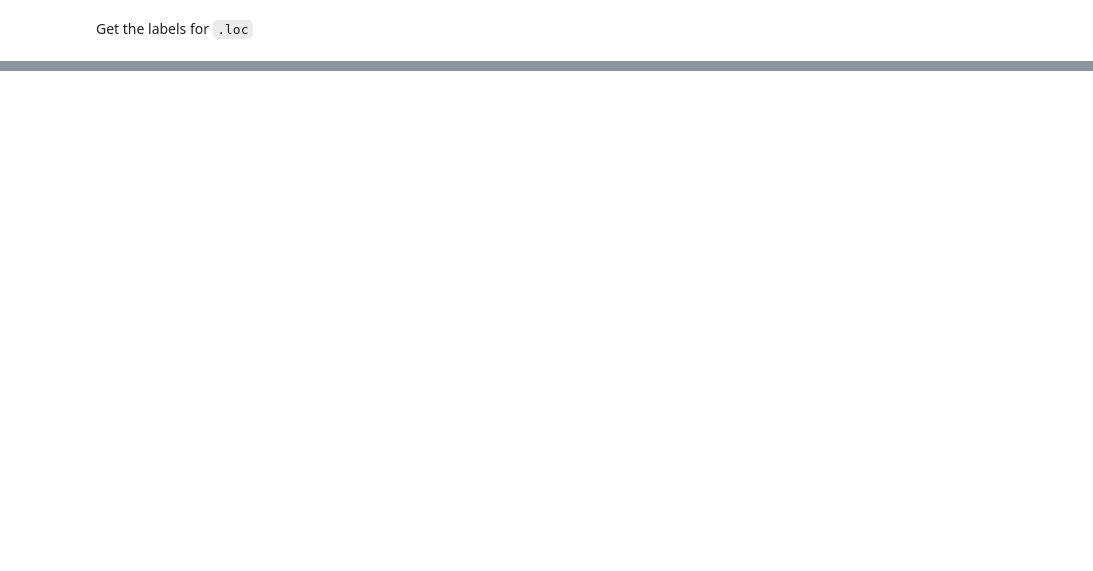
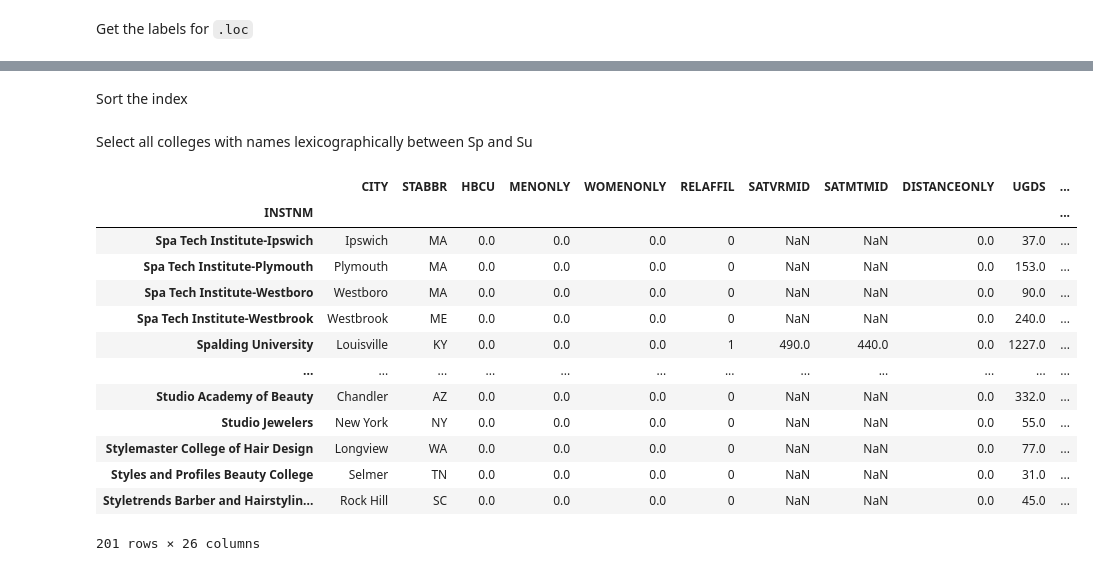
Before and after one commit to dajebbar/python-pract, a Jupyter notebook: work/data_analysis/pandas_cookbook_1.x/ch06/c6-code.ipynb, the cells around one changed output, grey strips where cells are left out. Cells and saved outputs as stored; diff of their text form; code cells hidden in the pictures; blank space fills up the shorter version.

Commit message:
Slicing lexicographically

```diff
--- a/work/data_analysis/pandas_cookbook_1.x/ch06/c6-code.ipynb
+++ b/work/data_analysis/pandas_cookbook_1.x/ch06/c6-code.ipynb
@@ -359,0 +364,23 @@ college.loc[row_start: row_end, 'UGDS_WHITE':'UGDS_UNKN']
+# %% [markdown]
+Sort the index
+# %%
+college = college.sort_index()
+# %% [markdown]
+Select all colleges with names lexicographically between Sp and Su
+# %%
+college.loc['Sp':'Su']
+# %% [output]
+|  | CITY | STABBR | HBCU | MENONLY | WOMENONLY | RELAFFIL | SATVRMID | SATMTMID | DISTANCEONLY | UGDS | ... |
+| INSTNM |  |  |  |  |  |  |  |  |  |  | ... |
+| Spa Tech Institute-Ipswich | Ipswich | MA | 0.0 | 0.0 | 0.0 | 0 | NaN | NaN | 0.0 | 37.0 | ... |
+| Spa Tech Institute-Plymouth | Plymouth | MA | 0.0 | 0.0 | 0.0 | 0 | NaN | NaN | 0.0 | 153.0 | ... |
+| Spa Tech Institute-Westboro | Westboro | MA | 0.0 | 0.0 | 0.0 | 0 | NaN | NaN | 0.0 | 90.0 | ... |
+| Spa Tech Institute-Westbrook | Westbrook | ME | 0.0 | 0.0 | 0.0 | 0 | NaN | NaN | 0.0 | 240.0 | ... |
+| Spalding University | Louisville | KY | 0.0 | 0.0 | 0.0 | 1 | 490.0 | 440.0 | 0.0 | 1227.0 | ... |
+| ... | ... | ... | ... | ... | ... | ... | ... | ... | ... | ... | ... |
+| Studio Academy of Beauty | Chandler | AZ | 0.0 | 0.0 | 0.0 | 0 | NaN | NaN | 0.0 | 332.0 | ... |
+| Studio Jewelers | New York | NY | 0.0 | 0.0 | 0.0 | 0 | NaN | NaN | 0.0 | 55.0 | ... |
+| Stylemaster College of Hair Design | Longview | WA | 0.0 | 0.0 | 0.0 | 0 | NaN | NaN | 0.0 | 77.0 | ... |
+| Styles and Profiles Beauty College | Selmer | TN | 0.0 | 0.0 | 0.0 | 0 | NaN | NaN | 0.0 | 31.0 | ... |
+| Styletrends Barber and Hairstylin... | Rock Hill | SC | 0.0 | 0.0 | 0.0 | 0 | NaN | NaN | 0.0 | 45.0 | ... |
+201 rows × 26 columns
```
Also changed, not shown: parts of 5 cells of this notebook.
